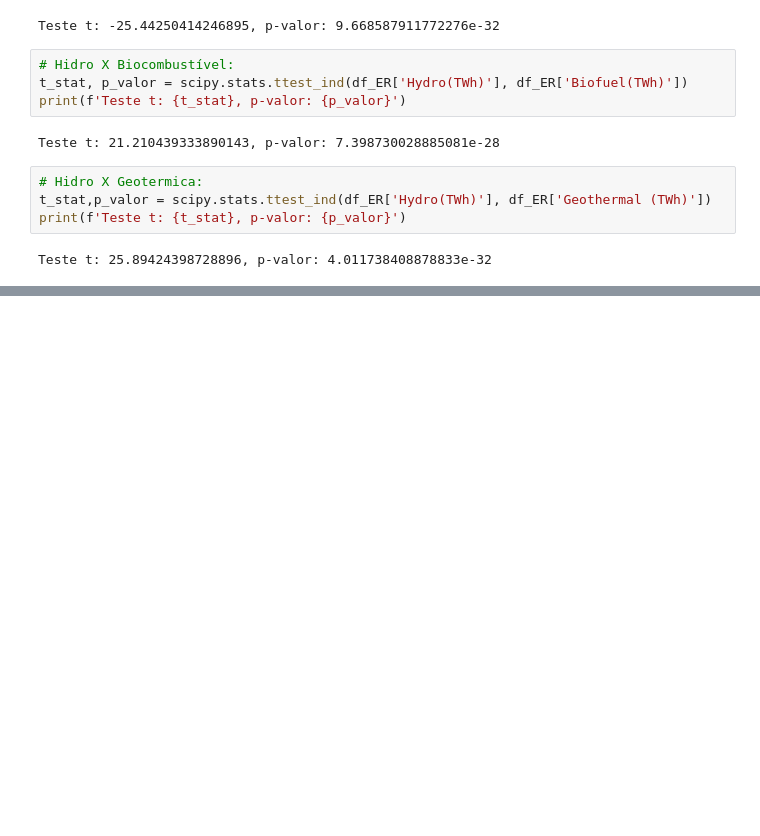
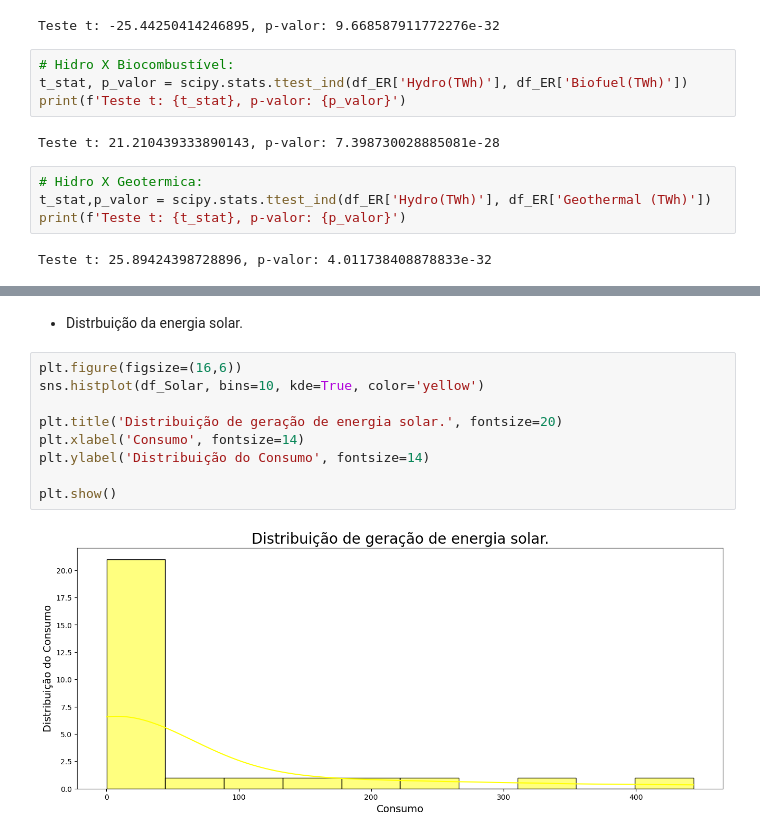
Before and after one commit to DanielMF14/analise_TWH_Continentes, a Jupyter notebook: Consumo_Energia_Renovavel.ipynb, the cells around one changed output, grey strips where cells are left out. Saved outputs shown, nothing was run; the diff lists cells and outputs as text; blank space fills up the shorter version.

```diff
--- a/Consumo_Energia_Renovavel.ipynb
+++ b/Consumo_Energia_Renovavel.ipynb
@@ -271,0 +290,13 @@ Teste t: 25.89424398728896, p-valor: 4.011738408878833e-32
+# %% [markdown]
+* Distrbuição da energia solar.
+# %%
+plt.figure(figsize=(16,6))
+sns.histplot(df_Solar, bins=10, kde=True, color='yellow')
+
+plt.title('Distribuição de geração de energia solar.', fontsize=20)
+plt.xlabel('Consumo', fontsize=14)
+plt.ylabel('Distribuição do Consumo', fontsize=14)
+
+plt.show()
+# %% [output]
+[figure, added]
```
Also changed, not shown: parts of 15 cells of this notebook.
